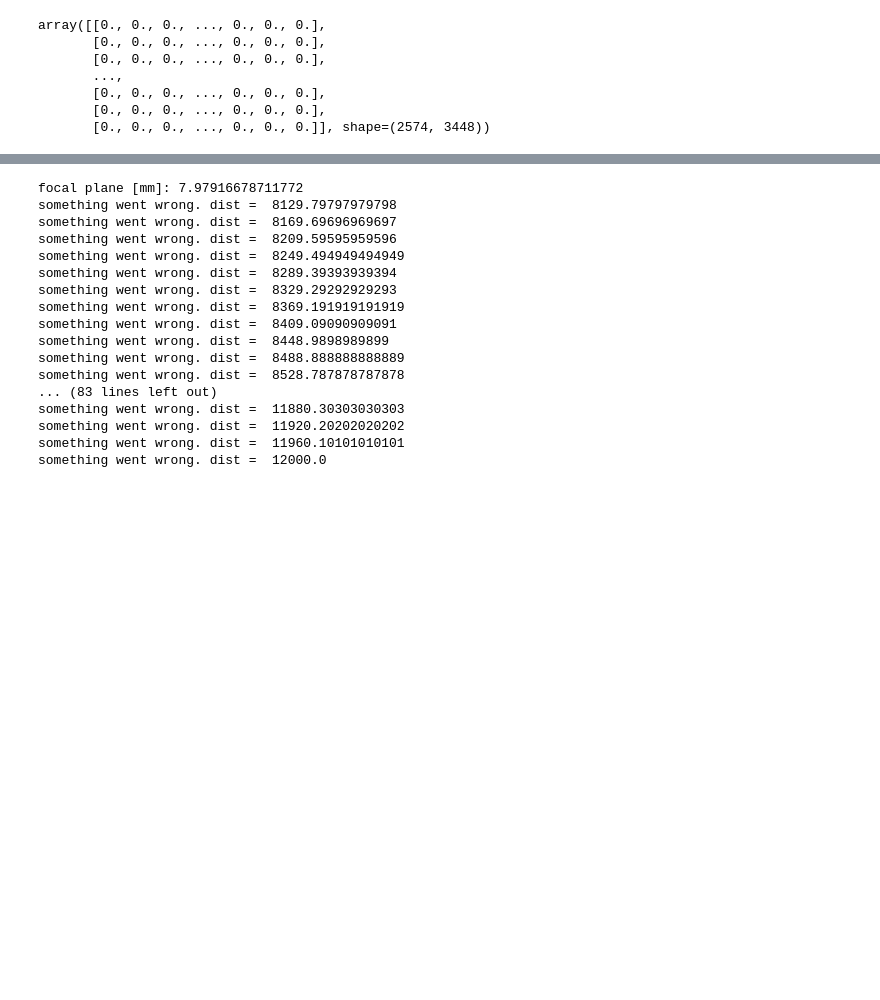
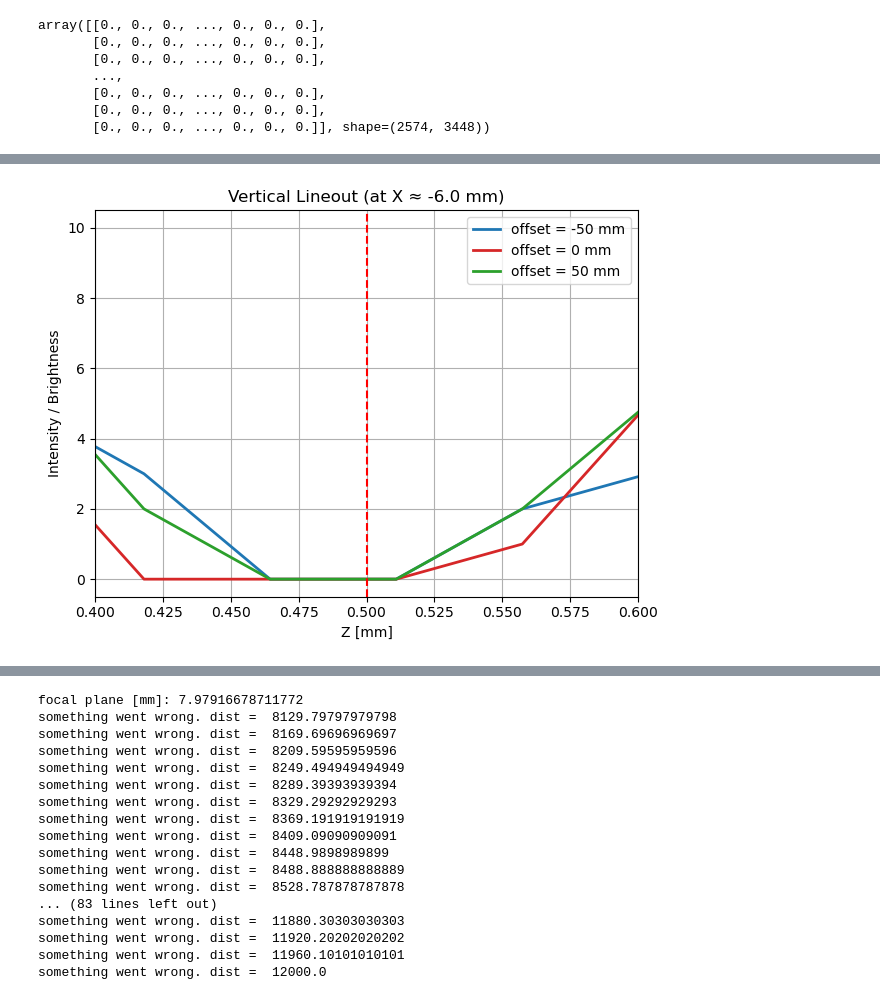
Before and after one commit to alextimoney/LIONZ_MagShockZ, a Jupyter notebook: particle_tracking/shadowgraphy_3d_images.ipynb, the cells around one changed output, grey strips where cells are left out. Drawn from its saved outputs; the diff is of its cells as text; code cells hidden in the pictures; blank space fills up the shorter version.

```diff
--- a/particle_tracking/shadowgraphy_3d_images.ipynb
+++ b/particle_tracking/shadowgraphy_3d_images.ipynb
@@ -156,0 +158,51 @@ Text(0.5, 0, 'X [mm]')
+# %%
+# make lineout
+offset_mm = 0
+sh_0 = rtm.LIONZ_approx(r0 = rf, Lx = 15, Ly = 17, focal_plane = focal_plane+offset_mm, L=Lens_FL, R=Lens_Rad) # must center grid
+sh_0.solve(d1=d1,d2=d2)
+sh_0.histogram(bin_scale = 7)
+
+num_rows, num_cols = sh_0.H.shape  # rows = Z axis, cols = X axis
+mid_col_idx = num_cols // 10  # take 1/6 of the distance : 5 mm from the left
+vertical_profile_0 = sh_0.H[:, mid_col_idx]
+
+offset_mm = 50
+sh_100 = rtm.LIONZ_approx(r0 = rf, Lx = 15, Ly = 17, focal_plane = focal_plane+offset_mm, L=Lens_FL, R=Lens_Rad) # must center grid
+sh_100.solve(d1=d1,d2=d2)
+sh_100.histogram(bin_scale = 7)
+
+num_rows, num_cols = sh_100.H.shape  # rows = Z axis, cols = X axis
+mid_col_idx = num_cols // 10  # take 1/10 of the distance : 5 mm from the left
+vertical_profile_100 = sh_100.H[:, mid_col_idx]
+
+offset_mm = -50
+sh_n100 = rtm.LIONZ_approx(r0 = rf, Lx = 15, Ly = 17, focal_plane = focal_plane+offset_mm, L=Lens_FL, R=Lens_Rad) # must center grid
+sh_n100.solve(d1=d1,d2=d2)
+sh_n100.histogram(bin_scale = 7)
+
+num_rows, num_cols = sh_n100.H.shape  # rows = Z axis, cols = X axis
+mid_col_idx = num_cols // 10  # take 1/6 of the distance : 5 mm from the left
+vertical_profile_n100 = sh_n100.H[:, mid_col_idx]
+
+z_mm = np.linspace(-17/2, 17/2, num_rows)
+fig_line, ax_v = plt.subplots()
+
+# Plot Vertical Lineout (Brightness vs Z)
+ax_v.plot(z_mm, vertical_profile_n100, color='tab:blue', lw=2, label = 'offset = -50 mm')
+ax_v.plot(z_mm, vertical_profile_0, color='tab:red', lw=2, label = 'offset = 0 mm')
+ax_v.plot(z_mm, vertical_profile_100, color='tab:green', lw=2, label = 'offset = 50 mm')
+ax_v.set_title(f"Vertical Lineout (at X ≈ {x_mm[mid_col_idx]:.1f} mm)")
+ax_v.set_xlabel("Z [mm]")
+ax_v.set_ylabel("Intensity / Brightness")
+ax_v.grid(True)
+
+# plt.xlim(-0.75,0.75)
+plt.xlim(0.4,0.6)
+plt.axvline(0.5, linestyle = '--', color = 'red')
+plt.axvline(-0.5, linestyle = '--', color = 'red')
+plt.legend()
+plt.tight_layout()
+# plt.show()
+plt.savefig('/home/timoney/scratch/timoney/MagShockZ/images/ch/50_higher')
+# %% [output]
+[figure, added]
```
Also changed, not shown: parts of 4 cells of this notebook, 6 other files.
